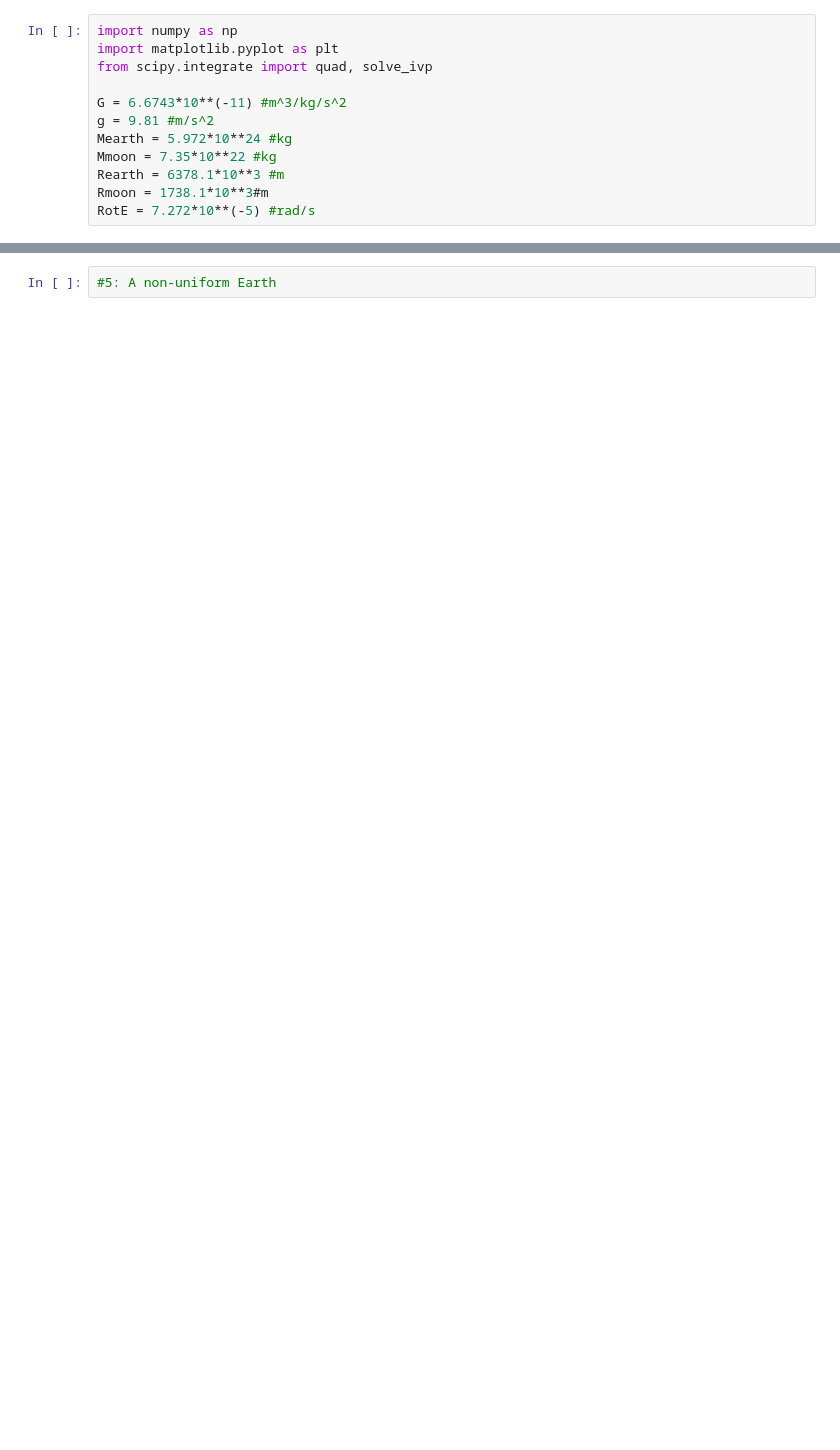
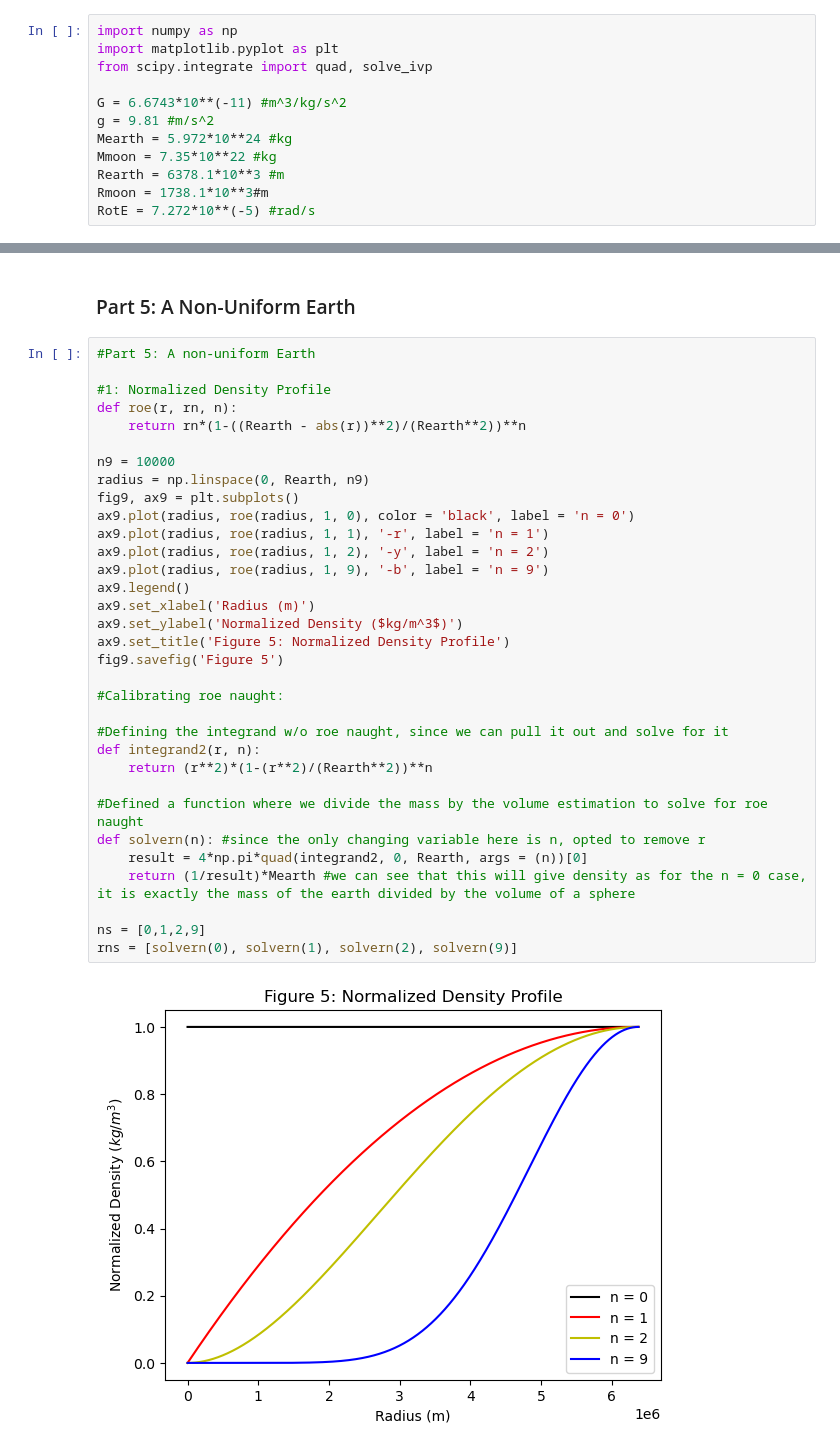
Before and after one commit to rickertm322/PHYS265-spring25, a Jupyter notebook: Lab2/Lab2.ipynb, the cells around one changed output, grey strips where cells are left out. Saved outputs shown, nothing was run; the diff lists cells and outputs as text; blank space fills up the shorter version.

```diff
--- a/Lab2/Lab2.ipynb
+++ b/Lab2/Lab2.ipynb
@@ -242,5 +290,40 @@ It will take 1267.228 seconds for the test mass to reach the center of the earth
 Since the motion is periodic, the time to the other side of the Earth would be 2 times the time to the center. This would be 2534.456457746172 seconds.
 The orbital period for an object orbiting at the earth's surface would be 5069.371 seconds. This is approximately double the time we found for the object to fall through the entire earth.
 [figure]
+# %% [markdown]
+### Part 5: A Non-Uniform Earth
 # %%
-#5: A non-uniform Earth
+#Part 5: A non-uniform Earth
+
+#1: Normalized Density Profile
+def roe(r, rn, n):
+    return rn*(1-((Rearth - abs(r))**2)/(Rearth**2))**n
+
+n9 = 10000
+radius = np.linspace(0, Rearth, n9)
+fig9, ax9 = plt.subplots()
+ax9.plot(radius, roe(radius, 1, 0), color = 'black', label = 'n = 0')
+ax9.plot(radius, roe(radius, 1, 1), '-r', label = 'n = 1')
+ax9.plot(radius, roe(radius, 1, 2), '-y', label = 'n = 2')
+ax9.plot(radius, roe(radius, 1, 9), '-b', label = 'n = 9')
+ax9.legend()
+ax9.set_xlabel('Radius (m)')
+ax9.set_ylabel('Normalized Density ($kg/m^3$)')
+ax9.set_title('Figure 5: Normalized Density Profile')
+fig9.savefig('Figure 5')
+
+#Calibrating roe naught:
+
+#Defining the integrand w/o roe naught, since we can pull it out and solve for it
+def integrand2(r, n):
+    return (r**2)*(1-(r**2)/(Rearth**2))**n
+
+#Defined a function where we divide the mass by the volume estimation to solve for roe naught
+def solvern(n): #since the only changing variable here is n, opted to remove r
+    result = 4*np.pi*quad(integrand2, 0, Rearth, args = (n))[0]
+    return (1/result)*Mearth #we can see that this will give density as for the n = 0 case, it is exactly the mass of the earth divided by the volume of a sphere
+
+ns = [0,1,2,9]
+rns = [solvern(0), solvern(1), solvern(2), solvern(9)]
+# %% [output]
+[figure, added]
```
Also changed, not shown: parts of 13 cells of this notebook, 6 other files.
